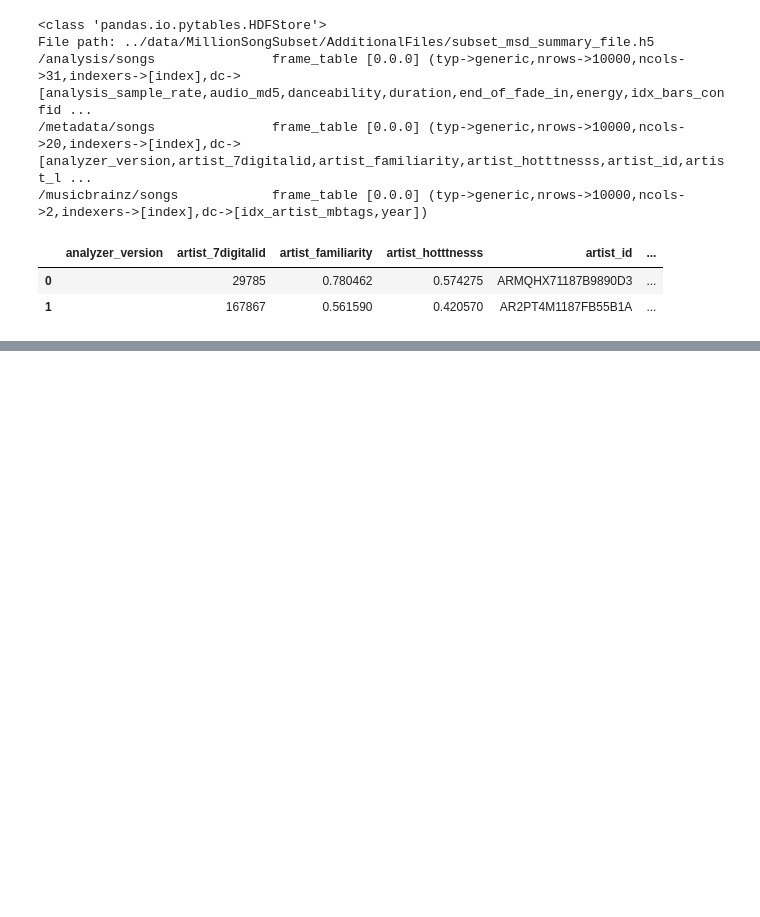
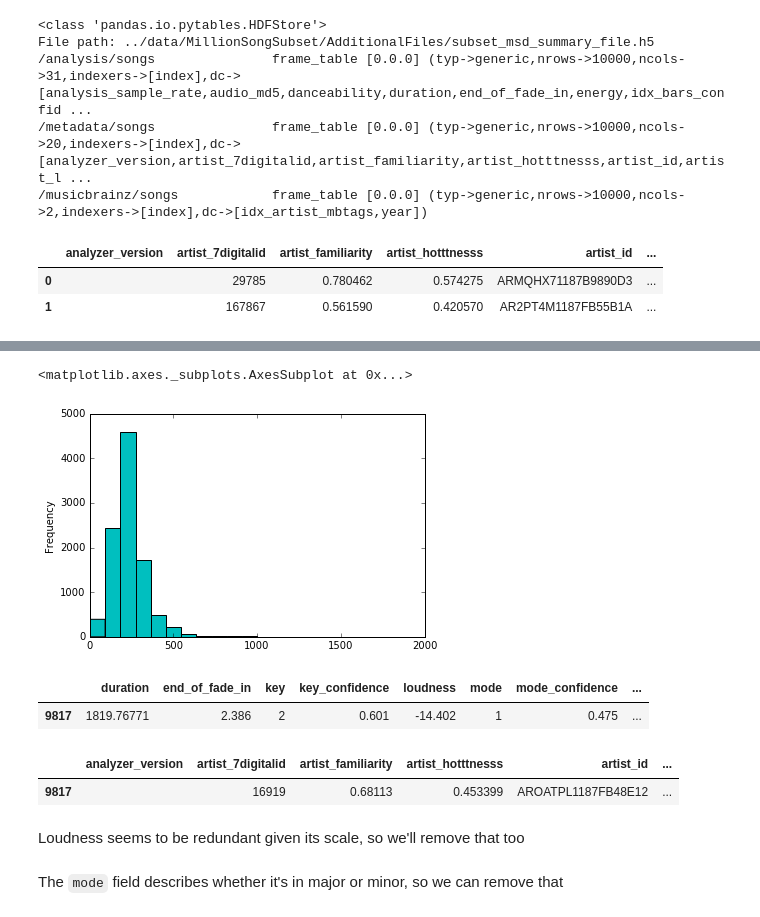
Before and after one commit to yrahul3910/music-recommendation-system, a Jupyter notebook: notebooks/03 - Removing Unnecessary Features.ipynb, the cells around one changed output, grey strips where cells are left out. Drawn from its saved outputs; the diff is of its cells as text; code cells hidden in the pictures; blank space fills up the shorter version.

```diff
--- a/notebooks/03 - Removing Unnecessary Features.ipynb
+++ b/notebooks/03 - Removing Unnecessary Features.ipynb
@@ -52,0 +195,17 @@ metadata_df[:2]
+# %%
+df["duration"].plot(kind="hist", bins=20, color="c")
+# %% [output]
+<matplotlib.axes._subplots.AxesSubplot at 0x...>
+[figure, added]
+# %%
+df[df.duration == df["duration"].max()]
+# %% [output]
+|  | duration | end_of_fade_in | key | key_confidence | loudness | mode | mode_confidence | ... |
+| 9817 | 1819.76771 | 2.386 | 2 | 0.601 | -14.402 | 1 | 0.475 | ... |
+# %%
+metadata_df[9817:9818]
+# %% [output]
+|  | analyzer_version | artist_7digitalid | artist_familiarity | artist_hotttnesss | artist_id | ... |
+| 9817 |  | 16919 | 0.68113 | 0.453399 | AROATPL1187FB48E12 | ... |
+# %% [markdown]
+Loudness seems to be redundant given its scale, so we'll remove that too
@@ -52,0 +214,2 @@ metadata_df[:2]
+# %% [markdown]
+The `mode` field describes whether it's in major or minor, so we can remove that
```
Also changed, not shown: parts of 45 cells of this notebook.
